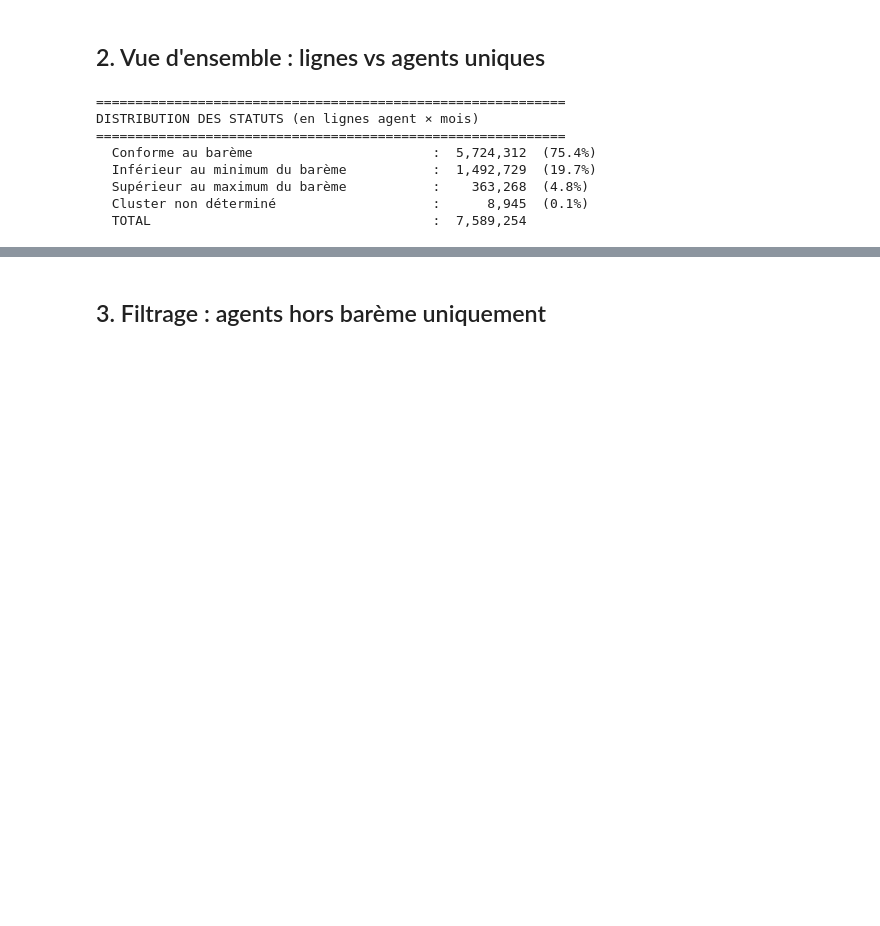
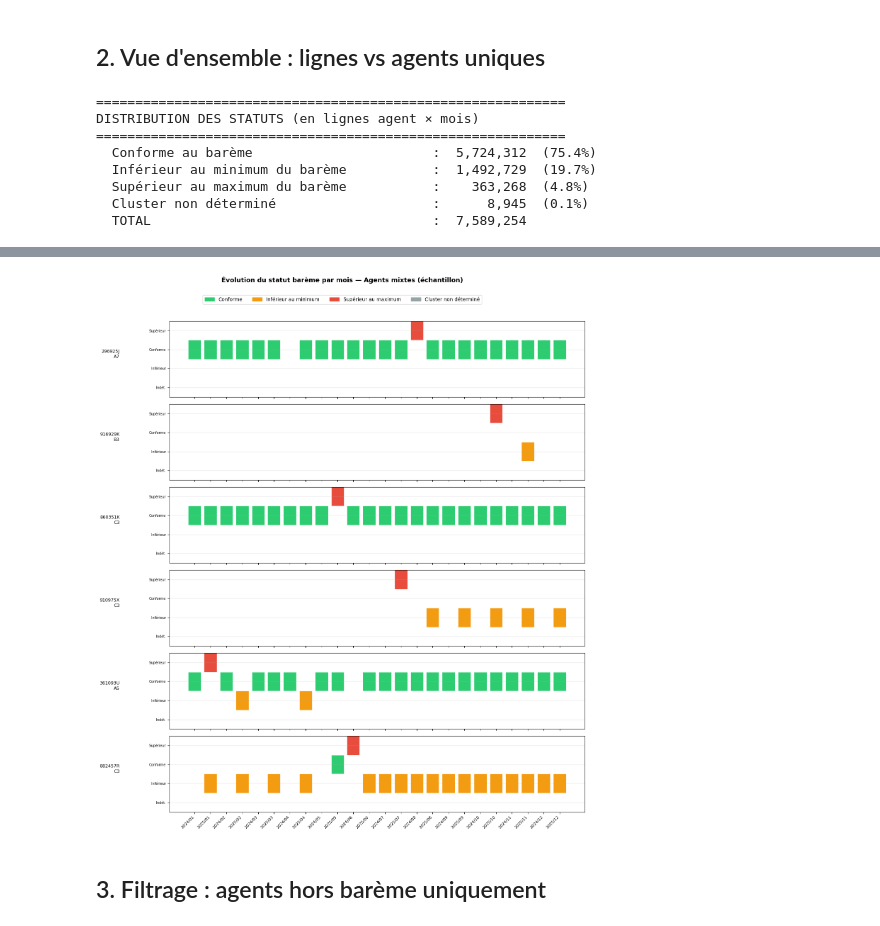
Before and after one commit to cae-ins/panel_admin_data, a Jupyter notebook: exploration_hors_bareme.ipynb, the cells around one changed output, grey strips where cells are left out. Cells and saved outputs as stored; diff of their text form; code cells hidden in the pictures; blank space fills up the shorter version.

```diff
--- a/exploration_hors_bareme.ipynb
+++ b/exploration_hors_bareme.ipynb
@@ -11,8 +11,10 @@ Ce notebook analyse les agents dont le salaire se situe en dehors des bornes min
 # %%
 import io
 import os
+import matplotlib.pyplot as plt
+import matplotlib.patches as mpatches
 import warnings
-warnings.filterwarnings('ignore')
+# warnings.filterwarnings('ignore')
 
 from dotenv import load_dotenv
 import boto3
@@ -40,6 +42,13 @@ base = pl.read_parquet(buf)
 print(f"Base complète : {len(base):,} lignes × {len(base.columns)} colonnes")
 print(f"Colonnes : {base.columns}")
 
+# --- Variables du salaire utilisée---
+col_id  = "matricule"
+col_sal = "montant_brut_bareme"
+
+print(f"\nIdentifiant : {col_id}")
+print(f"Colonne salaire : {col_sal}")
+
 base.head(10)
 # %% [output]
 Base complète : 7,589,254 lignes × 55 colonnes
@@ -147,4 +252,81 @@ Agents avec plusieurs statuts : 160,316  (46.2%)
 → Ces agents changent de catégorie selon les mois (salaire variable)
+# %%
+# --- Sélectionner des agents "mixtes" (ceux qui changent de statut) ---
+agents_mixtes = (
+    base.group_by(col_id)
+    .agg(pl.col("Statut").n_unique().alias("nb_statuts"))
+    .filter(pl.col("nb_statuts") > 1)
+)
+
+# Prendre 6 agents mixtes au hasard pour la visualisation
+echantillon_ids = agents_mixtes.sample(6, seed=42)[col_id].to_list()
+
+# Mapping statut → valeur numérique + couleur
+statut_map = {
+    "Conforme au barème": 2,
+    "Supérieur au maximum du barème": 3,
+    "Inférieur au minimum du barème": 1,
+    "Cluster non déterminé": 0,
+}
+couleurs = {
+    2: "#2ecc71",  # Vert = conforme
+    3: "#e74c3c",  # Rouge = supérieur
+    1: "#f39c12",  # Orange = inférieur
+    0: "#95a5a6",  # Gris = indéterminé
+}
+
+# Trier les mois_annee chronologiquement
+mois_ordre = sorted(base["mois_annee"].unique().to_list())
+mois_index = {m: i for i, m in enumerate(mois_ordre)}
+
+# --- Tracer ---
+fig, axes = plt.subplots(len(echantillon_ids), 1, figsize=(14, 2.5 * len(echantillon_ids)), sharex=True)
+if len(echantillon_ids) == 1:
+    axes = [axes]
+
+for ax, agent_id in zip(axes, echantillon_ids):
+    agent_data = base.filter(pl.col(col_id) == agent_id).sort("mois_annee")
+
+    x_vals = [mois_index[m] for m in agent_data["mois_annee"].to_list()]
+    y_vals = [statut_map.get(s, 0) for s in agent_data["Statut"].to_list()]
+    colors = [couleurs[y] for y in y_vals]
+
+    # Barres colorées pour chaque mois
+    ax.bar(x_vals, [1]*len(x_vals), bottom=[y - 0.5 for y in y_vals],
+           color=colors, width=0.8, edgecolor="white", linewidth=0.5)
+
+    # Infos agent
+    grade = agent_data["GRADE"][0] if "GRADE" in agent_data.columns else "?"
+    bareme = agent_data["bareme"][0] if "bareme" in agent_data.columns else "?"
+    ax.set_ylabel(f"{agent_id}\n{grade}", fontsize=9, rotation=0, labelpad=60, ha="right")
+    ax.set_yticks([0, 1, 2, 3])
+    ax.set_yticklabels(["Indét.", "Inférieur", "Conforme", "Supérieur"], fontsize=7)
+    ax.set_ylim(-0.5, 3.5)
+    ax.grid(axis="y", alpha=0.3)
+
+# Axe X : mois
+axes[-1].set_xticks(range(len(mois_ordre)))
+axes[-1].set_xticklabels(
+    [f"{m[2:]}/{m[:2]}" for m in mois_ordre],  # Format: 2024/01
+    rotation=45, fontsize=8, ha="right"
+)
+
+# Légende
+legend_patches = [
+    mpatches.Patch(color="#2ecc71", label="Conforme"),
+    mpatches.Patch(color="#f39c12", label="Inférieur au minimum"),
+    mpatches.Patch(color="#e74c3c", label="Supérieur au maximum"),
+    mpatches.Patch(color="#95a5a6", label="Cluster non déterminé"),
+]
+fig.legend(handles=legend_patches, loc="upper center", ncol=4, fontsize=10,
+           bbox_to_anchor=(0.5, 1.02))
+
+fig.suptitle("Évolution du statut barème par mois — Agents mixtes (échantillon)",
+             fontsize=13, fontweight="bold", y=1.05)
+plt.tight_layout()
+plt.show()
+# %% [output]
+[figure, added]
 # %% [markdown]
 ## 3. Filtrage : agents hors barème uniquement
 # %%
```
Also changed, not shown: parts of 20 cells of this notebook.
